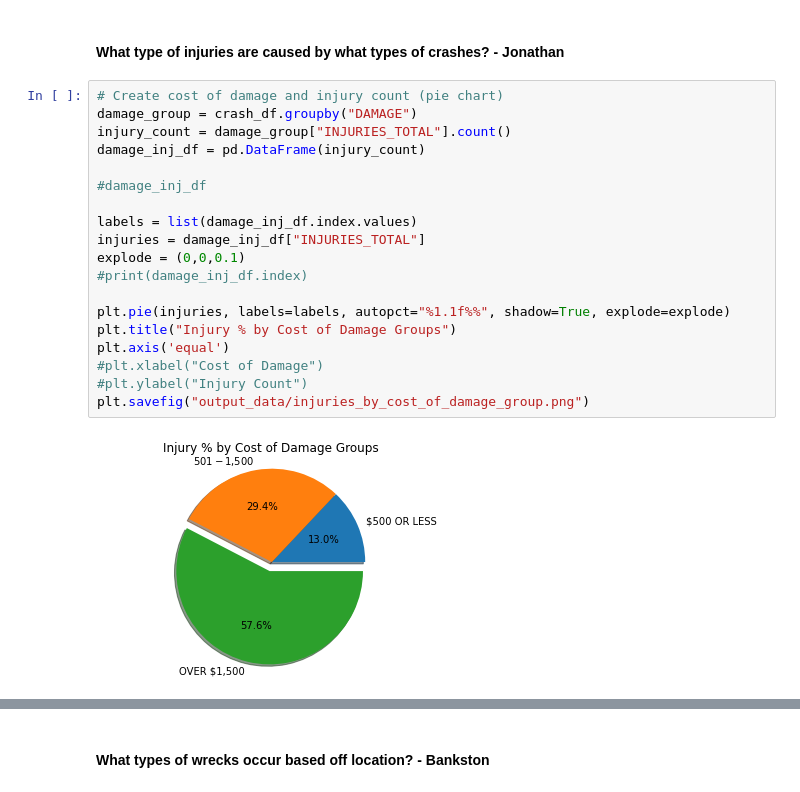
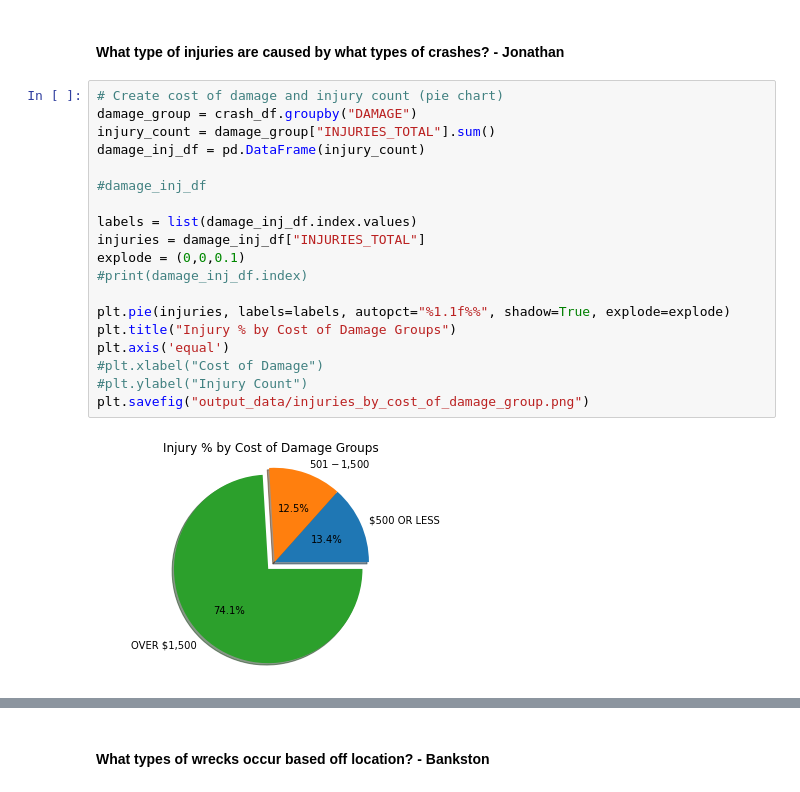
Before and after one commit to andrewbankston/project-one, a Jupyter notebook: Chicago_Crashes.ipynb, the cells around one changed output, grey strips where cells are left out. Drawn from its saved outputs; the diff is of its cells as text.

```diff
--- a/Chicago_Crashes.ipynb
+++ b/Chicago_Crashes.ipynb
@@ -123,23 +120,23 @@ plt.show()
 # %%
 # Create cost of damage and injury count (pie chart)
 damage_group = crash_df.groupby("DAMAGE")
-injury_count = damage_group["INJURIES_TOTAL"].count()
+injury_count = damage_group["INJURIES_TOTAL"].sum()
 damage_inj_df = pd.DataFrame(injury_count)
 
 #damage_inj_df
 
 labels = list(damage_inj_df.index.values)
 injuries = damage_inj_df["INJURIES_TOTAL"]
 explode = (0,0,0.1)
 #print(damage_inj_df.index)
 
 plt.pie(injuries, labels=labels, autopct="%1.1f%%", shadow=True, explode=explode)
 plt.title("Injury % by Cost of Damage Groups")
 plt.axis('equal')
 #plt.xlabel("Cost of Damage")
 #plt.ylabel("Injury Count")
 plt.savefig("output_data/injuries_by_cost_of_damage_group.png")
 # %% [output]
-[figure, old version]
+[figure, new version]
 # %%
 # Create cost of damage and fatal injury count (bar)
```
Also changed, not shown: parts of 14 cells of this notebook, 7 other files.
